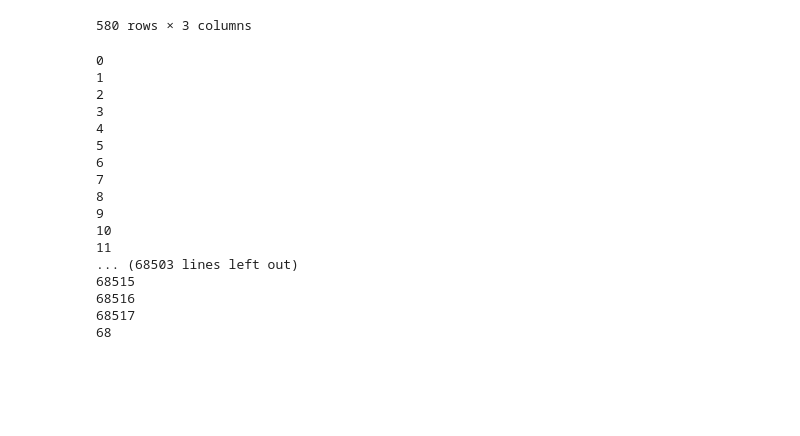
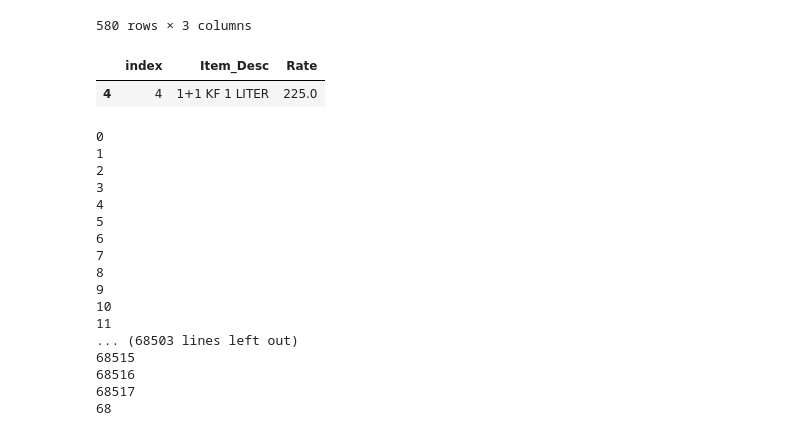
Before and after one commit to sarang-manohar/hogwarts, a Jupyter notebook: academia/marketResearchAnalysis/code/code.ipynb, the cells around one changed output. Cells and saved outputs as stored; diff of their text form; code cells hidden in the pictures; blank space fills up the shorter version.

```diff
--- a/academia/marketResearchAnalysis/code/code.ipynb
+++ b/academia/marketResearchAnalysis/code/code.ipynb
@@ -386,6 +386,11 @@ product_master_data
 | 578 | 578 | ZINZI WHITE (GLS) | 150.000000 |
 | 579 | 579 | ZINZI WHITE (BTL) | 700.000000 |
 580 rows × 3 columns
+# %%
+product_master_data[product_master_data['Item_Desc'].str.contains('KF 1 LITER', na=True)]
+# %% [output]
+|  | index | Item_Desc | Rate |
+| 4 | 4 | 1+1 KF 1 LITER | 225.0 |
 # %%
 raw_data.to_csv('../data/eda_output.csv')
 # %%
```
Also changed, not shown: parts of 15 cells of this notebook.
